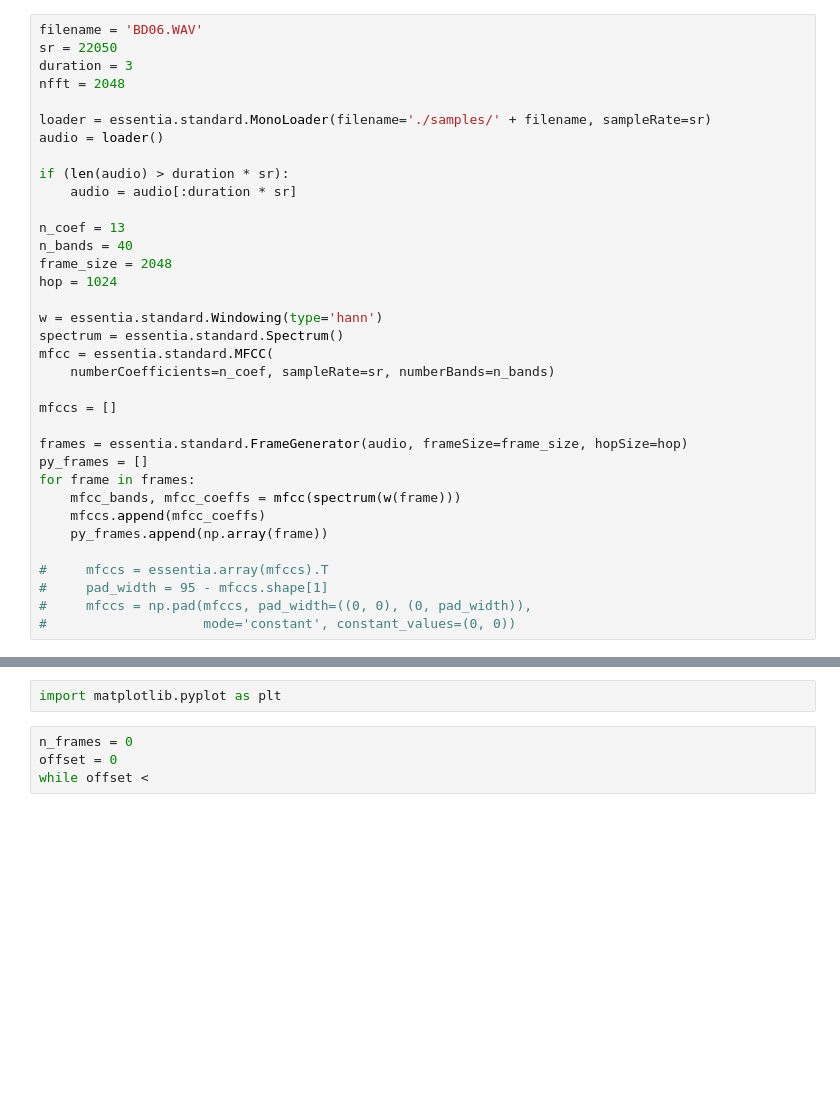
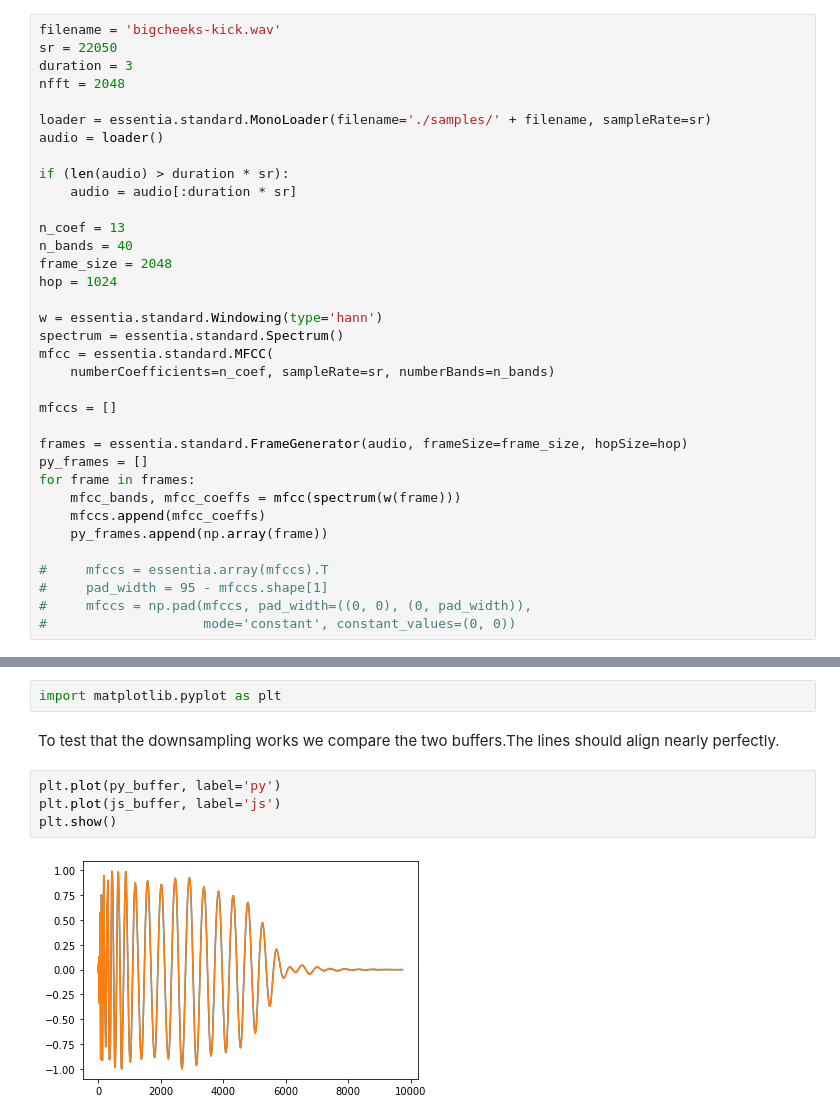
Before and after one commit to julesyoungberg/soundboy, a Jupyter notebook: python/notebooks/extractor_comparison.ipynb, the cells around one changed output, grey strips where cells are left out. Cells and saved outputs as stored; diff of their text form; blank space fills up the shorter version.

```diff
--- a/python/notebooks/extractor_comparison.ipynb
+++ b/python/notebooks/extractor_comparison.ipynb
@@ -8,5 +10,5 @@ import shutil
 # %%
-filename = 'BD06.WAV'
+filename = 'bigcheeks-kick.wav'
 sr = 22050
 duration = 3
 nfft = 2048
@@ -87,7 +89,11 @@ js_frames.shape
 # pip install -U numpy
 # %%
 import matplotlib.pyplot as plt
-# %%
-n_frames = 0
-offset = 0
-while offset <
+# %% [markdown]
+To test that the downsampling works we compare the two buffers.The lines should align nearly perfectly.
+# %%
+plt.plot(py_buffer, label='py')
+plt.plot(js_buffer, label='js')
+plt.show()
+# %% [output]
+[figure, added]
```
Also changed, not shown: parts of 10 cells of this notebook, 6 other files.
